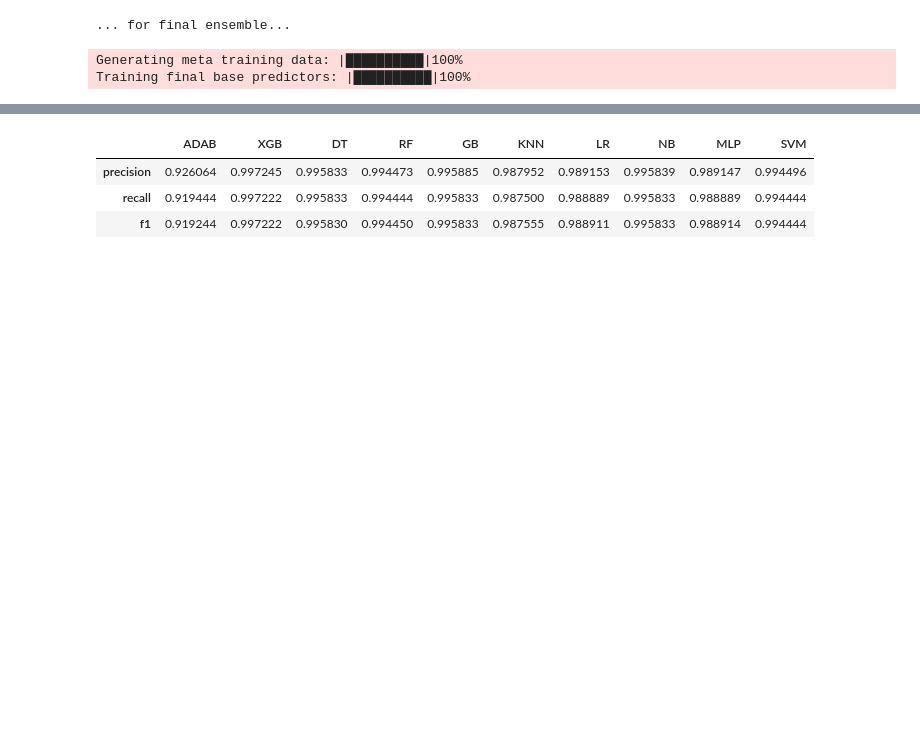
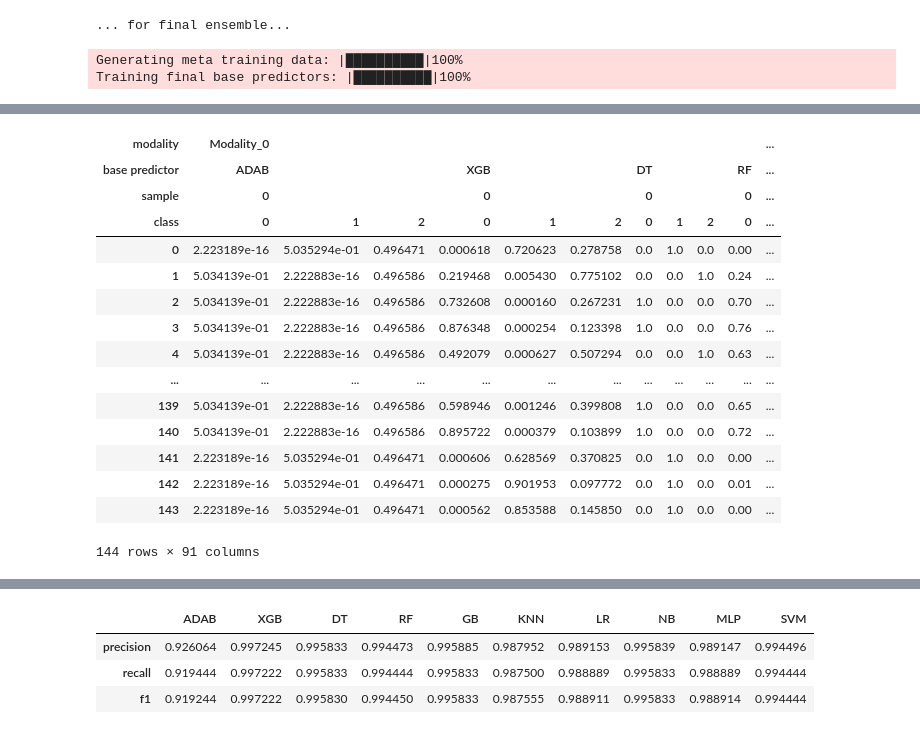
Before and after one commit to GauravPandeyLab/eipy, a Jupyter notebook: eipy/multi-class.ipynb, the cells around one changed output, grey strips where cells are left out. Saved outputs shown, nothing was run; the diff lists cells and outputs as text; code cells hidden in the pictures; blank space fills up the shorter version.

```diff
--- a/eipy/multi-class.ipynb
+++ b/eipy/multi-class.ipynb
@@ -166,0 +167,19 @@ EI.meta_training_data
+# %%
+EI.meta_test_data[0]
+# %% [output]
+| modality | Modality_0 |  |  |  |  |  |  |  |  |  | ... |
+| base predictor | ADAB |  |  | XGB |  |  | DT |  |  | RF | ... |
+| sample | 0 |  |  | 0 |  |  | 0 |  |  | 0 | ... |
+| class | 0 | 1 | 2 | 0 | 1 | 2 | 0 | 1 | 2 | 0 | ... |
+| 0 | 2.223189e-16 | 5.035294e-01 | 0.496471 | 0.000618 | 0.720623 | 0.278758 | 0.0 | 1.0 | 0.0 | 0.00 | ... |
+| 1 | 5.034139e-01 | 2.222883e-16 | 0.496586 | 0.219468 | 0.005430 | 0.775102 | 0.0 | 0.0 | 1.0 | 0.24 | ... |
+| 2 | 5.034139e-01 | 2.222883e-16 | 0.496586 | 0.732608 | 0.000160 | 0.267231 | 1.0 | 0.0 | 0.0 | 0.70 | ... |
+| 3 | 5.034139e-01 | 2.222883e-16 | 0.496586 | 0.876348 | 0.000254 | 0.123398 | 1.0 | 0.0 | 0.0 | 0.76 | ... |
+| 4 | 5.034139e-01 | 2.222883e-16 | 0.496586 | 0.492079 | 0.000627 | 0.507294 | 0.0 | 0.0 | 1.0 | 0.63 | ... |
+| ... | ... | ... | ... | ... | ... | ... | ... | ... | ... | ... | ... |
+| 139 | 5.034139e-01 | 2.222883e-16 | 0.496586 | 0.598946 | 0.001246 | 0.399808 | 1.0 | 0.0 | 0.0 | 0.65 | ... |
+| 140 | 5.034139e-01 | 2.222883e-16 | 0.496586 | 0.895722 | 0.000379 | 0.103899 | 1.0 | 0.0 | 0.0 | 0.72 | ... |
+| 141 | 2.223189e-16 | 5.035294e-01 | 0.496471 | 0.000606 | 0.628569 | 0.370825 | 0.0 | 1.0 | 0.0 | 0.00 | ... |
+| 142 | 2.223189e-16 | 5.035294e-01 | 0.496471 | 0.000275 | 0.901953 | 0.097772 | 0.0 | 1.0 | 0.0 | 0.01 | ... |
+| 143 | 2.223189e-16 | 5.035294e-01 | 0.496471 | 0.000562 | 0.853588 | 0.145850 | 0.0 | 1.0 | 0.0 | 0.00 | ... |
+144 rows × 91 columns
```
Also changed, not shown: parts of 8 cells of this notebook, 2 other files.
